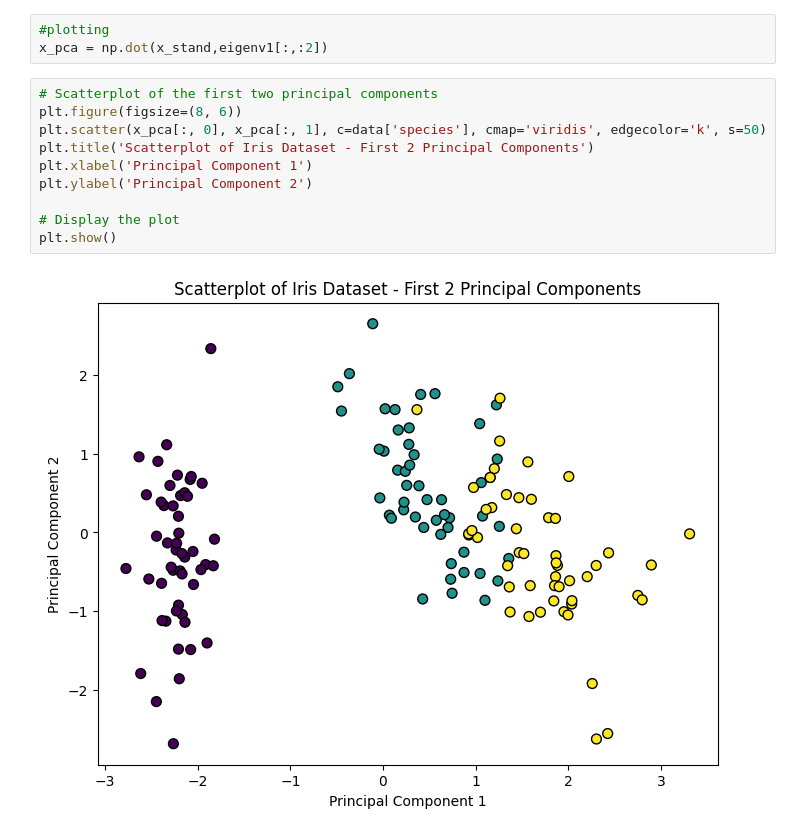
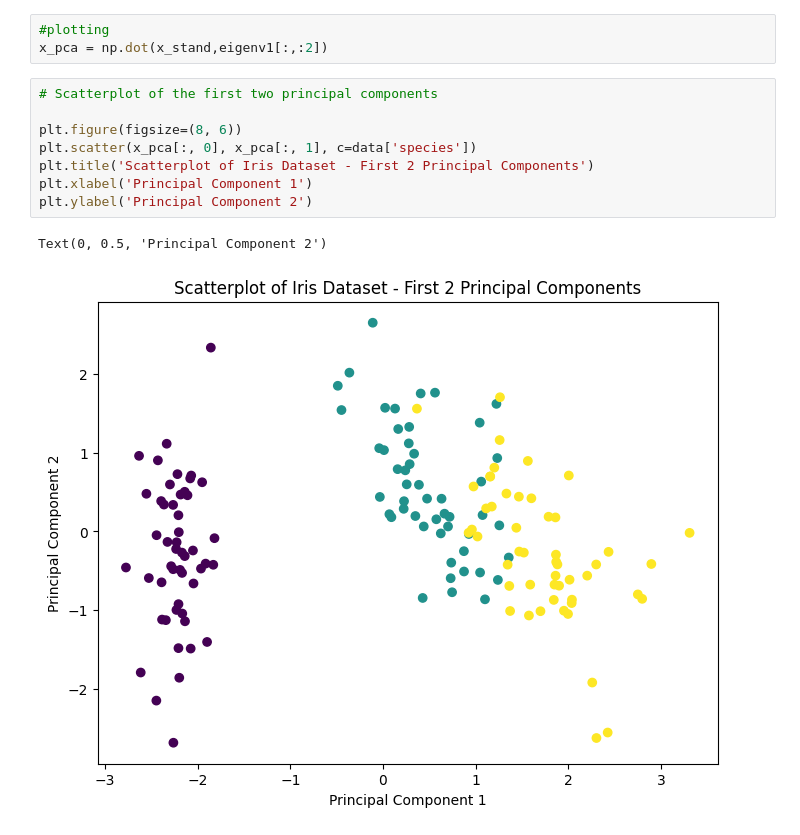
Before and after one commit to saisravyaa/mllab, a Jupyter notebook: pca.ipynb, the cells around one changed output. Saved outputs shown, nothing was run; the diff lists cells and outputs as text.

```diff
--- a/pca.ipynb
+++ b/pca.ipynb
@@ -44,13 +44,12 @@ eigenv1 = eigenv1[:,sorted_index]
 x_pca = np.dot(x_stand,eigenv1[:,:2])
 # %%
 # Scatterplot of the first two principal components
+
 plt.figure(figsize=(8, 6))
-plt.scatter(x_pca[:, 0], x_pca[:, 1], c=data['species'], cmap='viridis', edgecolor='k', s=50)
+plt.scatter(x_pca[:, 0], x_pca[:, 1], c=data['species'])
 plt.title('Scatterplot of Iris Dataset - First 2 Principal Components')
 plt.xlabel('Principal Component 1')
 plt.ylabel('Principal Component 2')
-
-# Display the plot
-plt.show()
 # %% [output]
+Text(0, 0.5, 'Principal Component 2')
-[figure, old version]
+[figure, new version]
```
